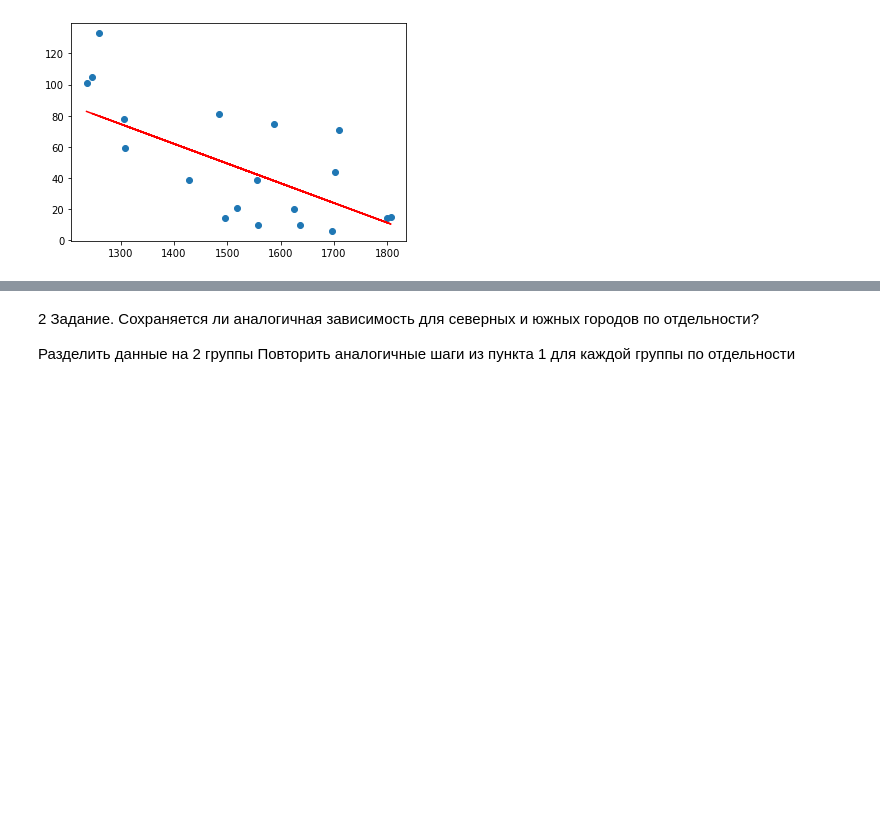
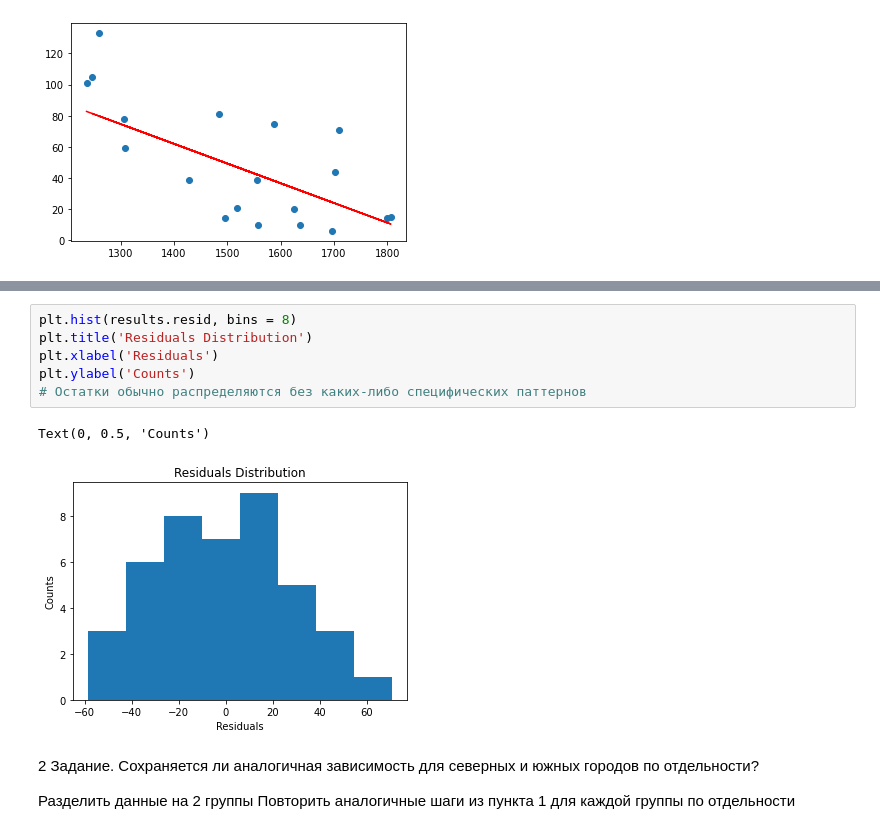
Before and after one commit to evgeniya5891/pythonProg, a Jupyter notebook: dz19.ipynb, the cells around one changed output, grey strips where cells are left out. Drawn from its saved outputs; the diff is of its cells as text; blank space fills up the shorter version.

```diff
--- a/dz19.ipynb
+++ b/dz19.ipynb
@@ -71,3 +103,12 @@ plt.plot(X_test, y_pred, c='r')
+# %%
+plt.hist(results.resid, bins = 8)
+plt.title('Residuals Distribution')
+plt.xlabel('Residuals')
+plt.ylabel('Counts')
+# Остатки обычно распределяются без каких-либо специфических паттернов
+# %% [output]
+Text(0, 0.5, 'Counts')
+[figure, added]
 # %% [markdown]
 2 Задание.
 Сохраняется ли аналогичная зависимость для северных и южных городов по отдельности?
```
Also changed, not shown: parts of 11 cells of this notebook.
